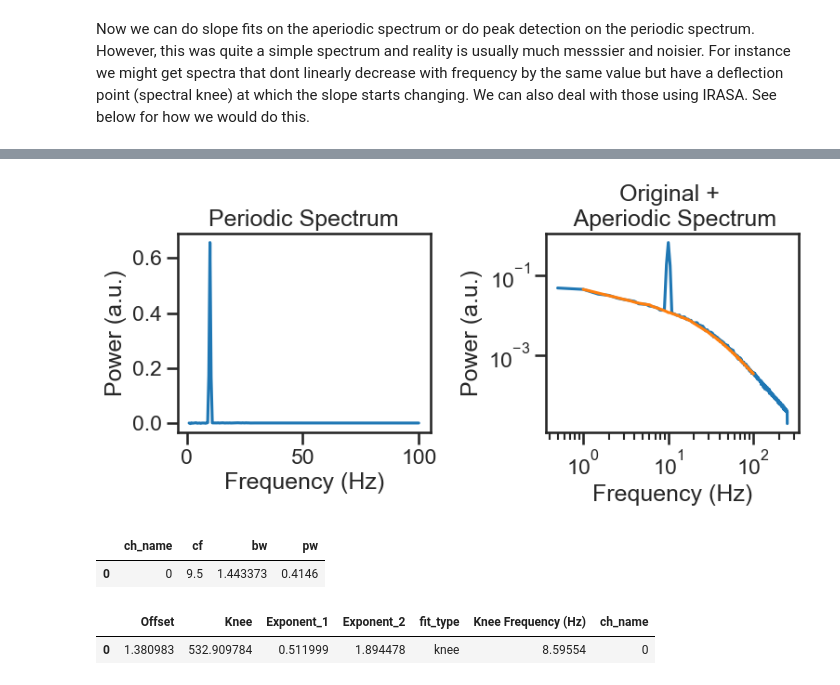
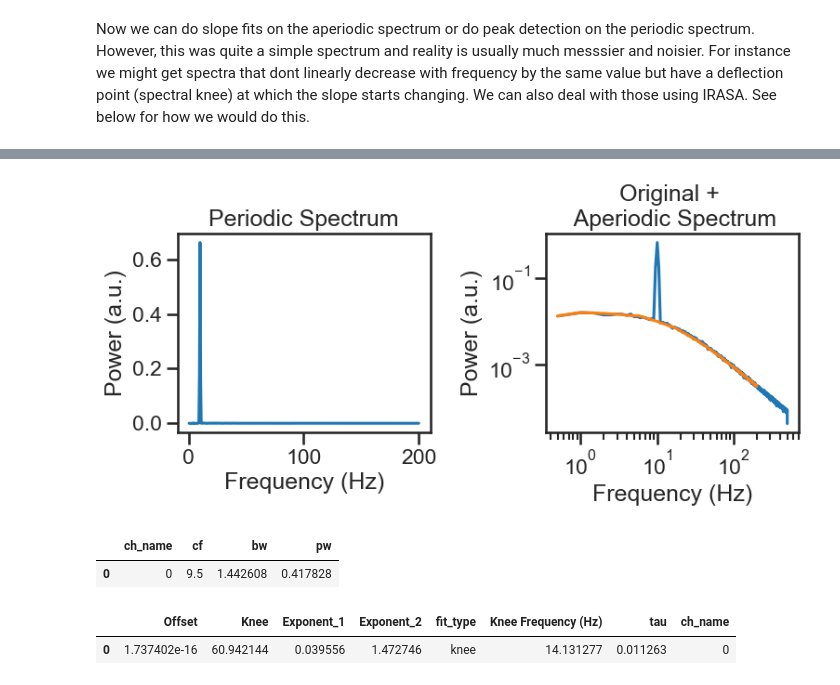
Before and after one commit to schmidtfa/pyrasa, a Jupyter notebook: examples/basic_functionality.ipynb, the cells around one changed output, grey strips where cells are left out. Drawn from its saved outputs; the diff is of its cells as text; code cells hidden in the pictures.

```diff
--- a/examples/basic_functionality.ipynb
+++ b/examples/basic_functionality.ipynb
@@ -12,7 +12,7 @@ import pandas as pd
 # %% [markdown]
 We first simulate a signal with a single oscillation and a spectral slope of -1
 # %%
-fs = 500
+fs = 1000
 n_seconds = 60
 duration=2
 overlap=0.5
@@ -198,12 +198,14 @@ See below for how we would do this.
 # %%
 # %% Lets check the knee
 knee_freq = 15
-knee = knee_freq ** (2*.5 + 1.5)
+exp = 1.5
+knee = knee_freq ** exp
 
-sim_components = {'sim_knee': {'exponent1' : -.5, 'exponent2': -1.5, 'knee':knee },
+sim_components = {'sim_knee': {'exponent1' : -.0, 'exponent2': -1*exp, 'knee':knee },
                   'sim_oscillation': {'freq' : 10}}
 
 sig = sim_combined(n_seconds=n_seconds, fs=fs, components=sim_components)
+
 # %%
 max_times = times < 1
 f, axes = plt.subplots(ncols=2, figsize=(8, 4))
@@ -221,39 +223,44 @@ plt.tight_layout()
 # %%
 irasa_out = irasa(sig,
                     fs=fs,
-                    band=(1, 100),
+                    band=(.1, 200),
                     psd_kwargs={'nperseg': duration*fs,
                                 'noverlap': duration*fs*overlap
                             },
                     hset_info=(1, 2, 0.025))
 # %%
+import seaborn as sns
+sns.set_style('ticks')
+sns.set_context('talk')
 f, axes = plt.subplots(ncols=2, figsize=(8, 4))
 axes[0].plot(irasa_out.freqs, irasa_out.periodic[0,:])
 axes[0].set_ylabel('Power (a.u.)')
 axes[0].set_xlabel('Frequency (Hz)')
 axes[0].set_title('Periodic Spectrum')
 
 
 axes[1].loglog(freq[1:], psd[1:], label='psd')
 axes[1].loglog(irasa_out.freqs, irasa_out.aperiodic[0,:])
 axes[1].set_ylabel('Power (a.u.)')
 axes[1].set_xlabel('Frequency (Hz)')
 axes[1].set_title('Original + \n Aperiodic Spectrum')
 
 f.tight_layout()
+f.savefig('../simulations/example_knee.png')
 # %% [output]
-[figure, old version]
+[figure, new version]
 # %%
 # %% get periodic stuff
 irasa_out.get_peaks()
 # %% [output]
 |  | ch_name | cf | bw | pw |
-| 0 | 0 | 9.5 | 1.443373 | 0.4146 |
+| 0 | 0 | 9.5 | 1.442608 | 0.417828 |
 # %%
-irasa_out.fit_aperiodic_model(fit_func='knee').aperiodic_params
+aps = irasa_out.fit_aperiodic_model(fit_func='knee').aperiodic_params
+aps
 # %% [output]
-|  | Offset | Knee | Exponent_1 | Exponent_2 | fit_type | Knee Frequency (Hz) | ch_name |
-| 0 | 1.380983 | 532.909784 | 0.511999 | 1.894478 | knee | 8.59554 | 0 |
+|  | Offset | Knee | Exponent_1 | Exponent_2 | fit_type | Knee Frequency (Hz) | tau | ch_name |
+| 0 | 1.737402e-16 | 60.942144 | 0.039556 | 1.472746 | knee | 14.131277 | 0.011263 | 0 |
 # %%
 # %% get aperiodic stuff
 ap_f = irasa_out.fit_aperiodic_model(fit_func='fixed')
```
Also changed, not shown: parts of 12 cells of this notebook, 3 other files.
